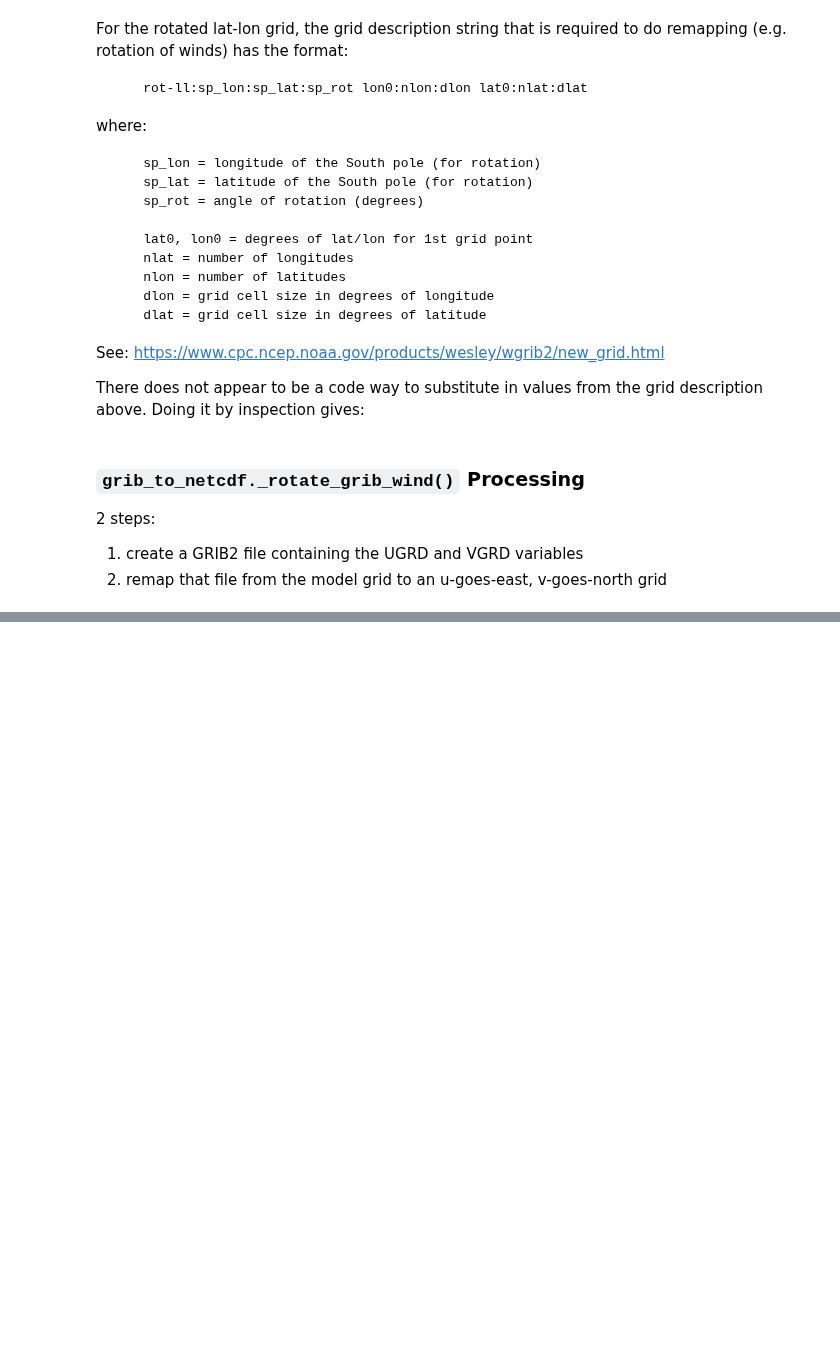
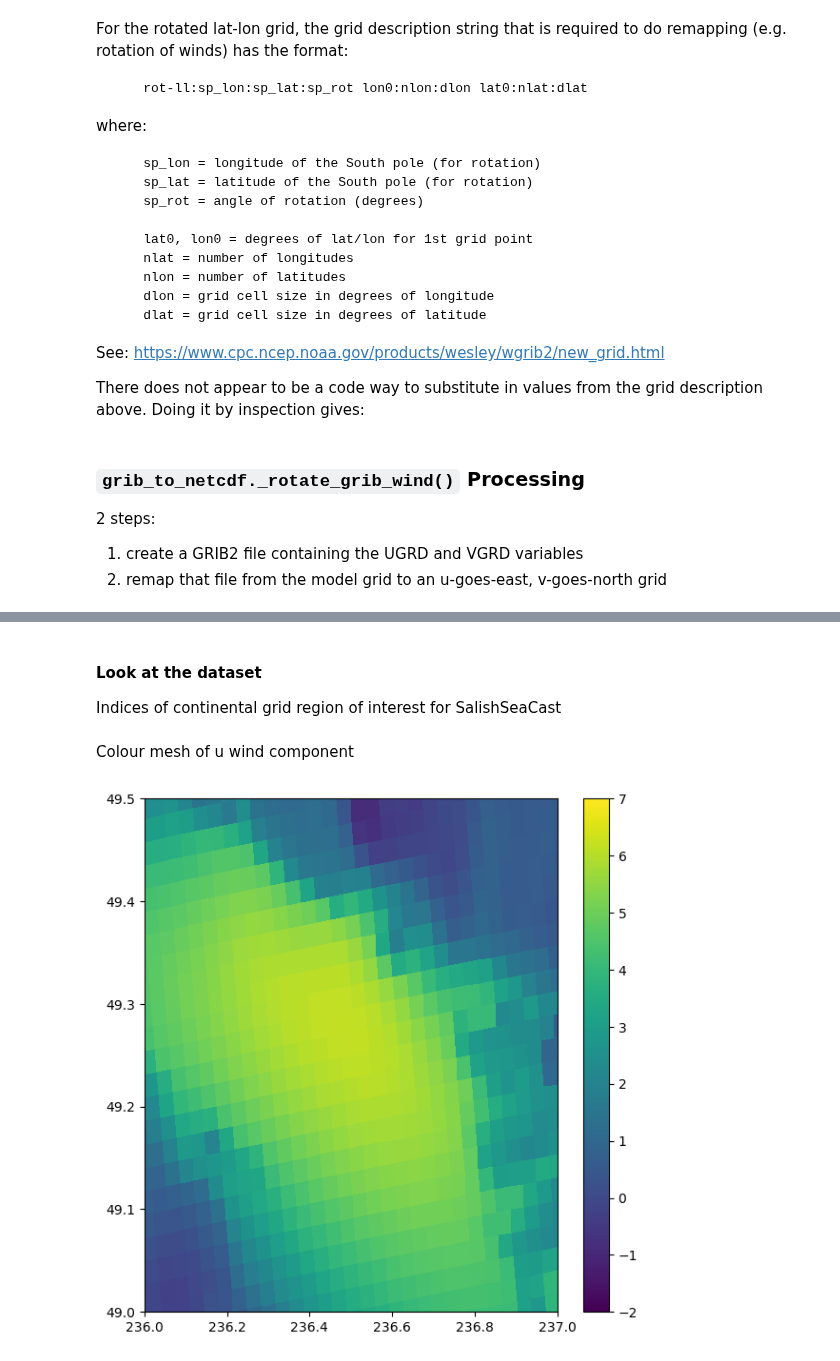
Before and after one commit to SalishSeaCast/analysis-doug, a Jupyter notebook: notebooks/continental-HRDPS/pywgrib2-grib_to_netcdf.ipynb, the cells around one changed output, grey strips where cells are left out. Drawn from its saved outputs; the diff is of its cells as text; code cells hidden in the pictures; blank space fills up the shorter version.

Commit message:
Add pywgrib2_xr xarray interface & vizualization

```diff
--- a/notebooks/continental-HRDPS/pywgrib2-grib_to_netcdf.ipynb
+++ b/notebooks/continental-HRDPS/pywgrib2-grib_to_netcdf.ipynb
@@ -138,0 +176,6 @@ pywgrib2_xr.free_files(os.fspath(in_file), os.fspath(out_file))
+# %%
+in_files = (conti_u_file, conti_v_file)
+in_file_strs = [os.fspath(f) for f in in_files]
+tmpl = pywgrib2_xr.make_template(in_file_strs)
+
+tmpl
@@ -138,0 +204,4 @@ pywgrib2_xr.free_files(os.fspath(in_file), os.fspath(out_file))
+# %%
+ds = pywgrib2_xr.open_dataset(in_file_strs, tmpl)
+
+ds
@@ -138,0 +231,7 @@ pywgrib2_xr.free_files(os.fspath(in_file), os.fspath(out_file))
+# %%
+ds_rot = ds.wgrib2.grid(
+    pywgrib2_xr.grid_fromstring(conti_grid_desc),
+    iptype="bilinear",
+)
+
+ds_rot
@@ -138,0 +257,23 @@ pywgrib2_xr.free_files(os.fspath(in_file), os.fspath(out_file))
+# %% [markdown]
+#### Look at the dataset
+
+Indices of continental grid region of interest for SalishSeaCast
+# %%
+ymin, ymax = 230, 460
+xmin, xmax = 300, 490
+ys, xs = slice(ymin, ymax), slice(xmin, xmax)
+# %% [markdown]
+Colour mesh of u wind component
+# %%
+fig, ax = plt.subplots(1, 1, figsize=(7, 7))
+colours = ax.pcolormesh(
+    ds_rot.longitude.isel(y=ys, x=xs),
+    ds_rot.latitude.isel(y=ys, x=xs),
+    ds_rot["UGRD.10_m_above_ground"].isel(y=ys, x=xs),
+    vmax=7, vmin=-2
+)
+fig.colorbar(colours)
+ax.set_ylim(49, 49.5)
+ax.set_xlim(236, 237);
+# %% [output]
+[figure, added]
```
Also changed, not shown: parts of 15 cells of this notebook.
